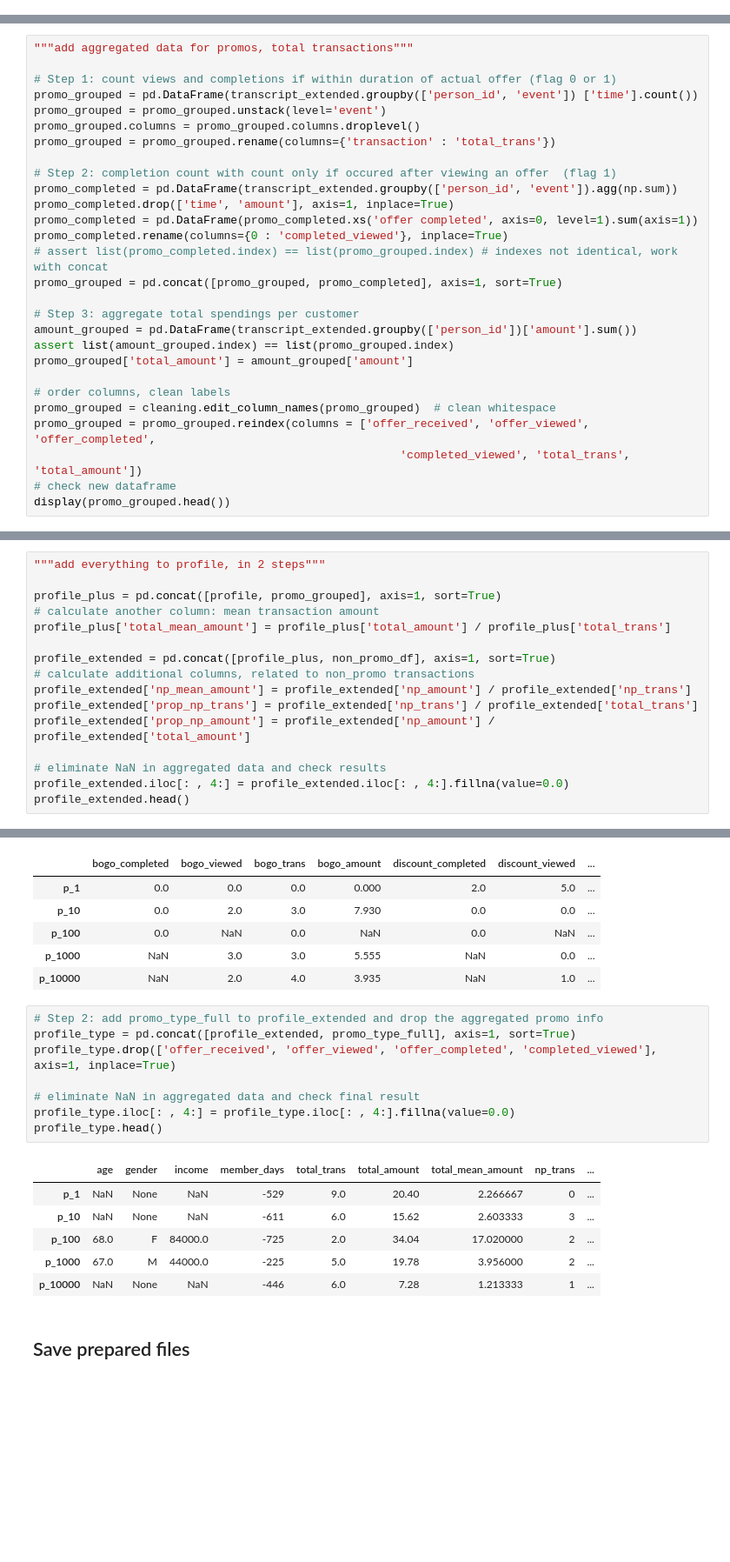
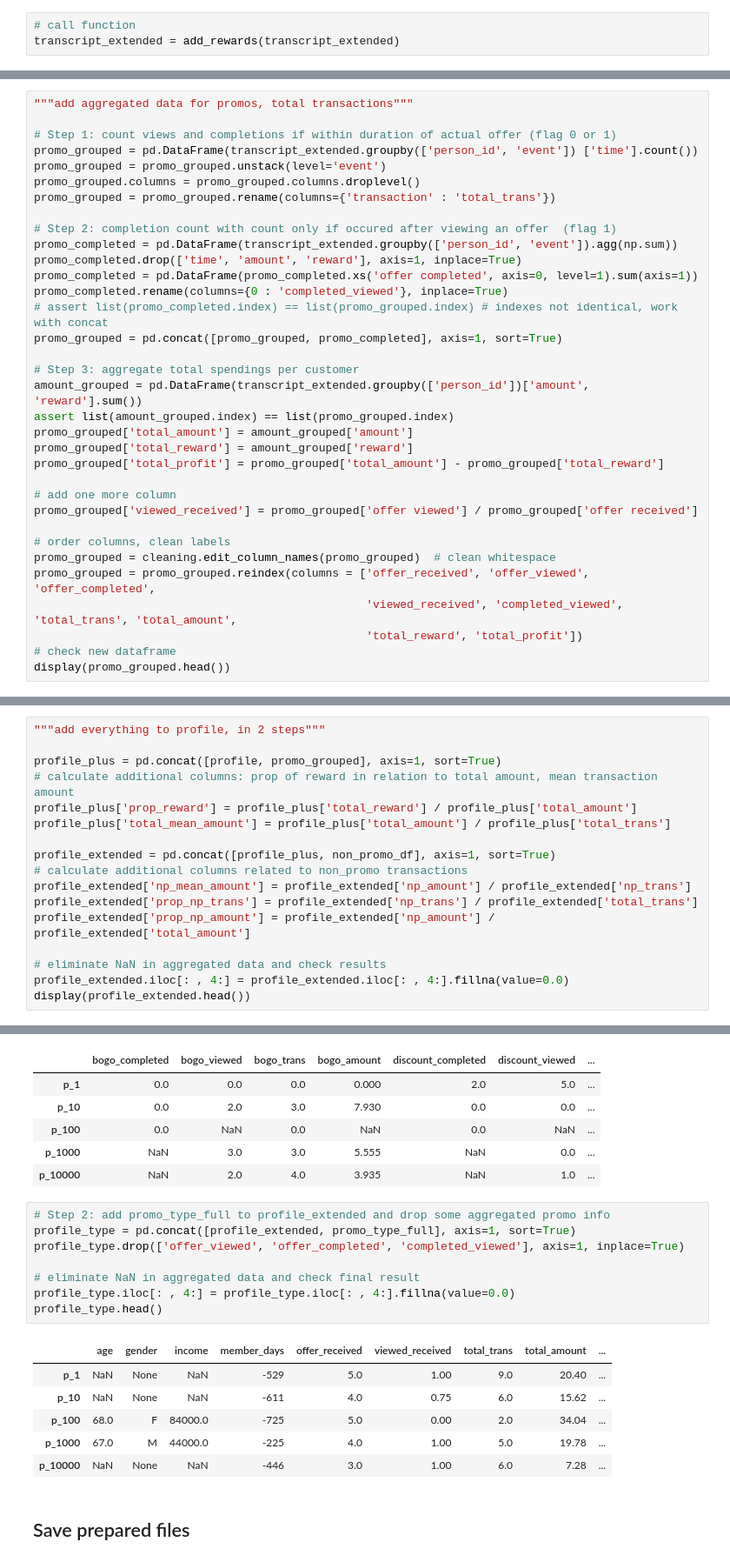
Before and after one commit to rbuerki/segmentation-challenge-starbucks, a Jupyter notebook: 1-data_prep.ipynb, the cells around one changed output, grey strips where cells are left out. Shown at 87% size. Cells and saved outputs as stored; diff of their text form; blank space fills up the shorter version.

```diff
--- a/1-data_prep.ipynb
+++ b/1-data_prep.ipynb
@@ -627,0 +660,3 @@ transcript_extended.loc[transcript_extended['person_id'] == 'p_100']
+# %%
+# call function
+transcript_extended = add_rewards(transcript_extended)
@@ -702,21 +758,27 @@ promo_grouped = promo_grouped.rename(columns={'transaction' : 'total_trans'})
 
 # Step 2: completion count with count only if occured after viewing an offer  (flag 1)
 promo_completed = pd.DataFrame(transcript_extended.groupby(['person_id', 'event']).agg(np.sum))
-promo_completed.drop(['time', 'amount'], axis=1, inplace=True)
+promo_completed.drop(['time', 'amount', 'reward'], axis=1, inplace=True)
 promo_completed = pd.DataFrame(promo_completed.xs('offer completed', axis=0, level=1).sum(axis=1))
 promo_completed.rename(columns={0 : 'completed_viewed'}, inplace=True)
 # assert list(promo_completed.index) == list(promo_grouped.index) # indexes not identical, work with concat
 promo_grouped = pd.concat([promo_grouped, promo_completed], axis=1, sort=True)
 
 # Step 3: aggregate total spendings per customer
-amount_grouped = pd.DataFrame(transcript_extended.groupby(['person_id'])['amount'].sum())
+amount_grouped = pd.DataFrame(transcript_extended.groupby(['person_id'])['amount', 'reward'].sum())
 assert list(amount_grouped.index) == list(promo_grouped.index)
 promo_grouped['total_amount'] = amount_grouped['amount']
+promo_grouped['total_reward'] = amount_grouped['reward']
+promo_grouped['total_profit'] = promo_grouped['total_amount'] - promo_grouped['total_reward']
+
+# add one more column
+promo_grouped['viewed_received'] = promo_grouped['offer viewed'] / promo_grouped['offer received']
 
 # order columns, clean labels
 promo_grouped = cleaning.edit_column_names(promo_grouped)  # clean whitespace
 promo_grouped = promo_grouped.reindex(columns = ['offer_received', 'offer_viewed', 'offer_completed',
-                                                      'completed_viewed', 'total_trans', 'total_amount'])
+                                                 'viewed_received', 'completed_viewed', 'total_trans', 'total_amount',
+                                                 'total_reward', 'total_profit'])
 # check new dataframe
 display(promo_grouped.head())
 # %% [output]
@@ -779,18 +841,19 @@ non_promo_df.head()
 """add everything to profile, in 2 steps"""
 
 profile_plus = pd.concat([profile, promo_grouped], axis=1, sort=True)
-# calculate another column: mean transaction amount
+# calculate additional columns: prop of reward in relation to total amount, mean transaction amount
+profile_plus['prop_reward'] = profile_plus['total_reward'] / profile_plus['total_amount']
 profile_plus['total_mean_amount'] = profile_plus['total_amount'] / profile_plus['total_trans']
 
 profile_extended = pd.concat([profile_plus, non_promo_df], axis=1, sort=True)
-# calculate additional columns, related to non_promo transactions
+# calculate additional columns related to non_promo transactions
 profile_extended['np_mean_amount'] = profile_extended['np_amount'] / profile_extended['np_trans']
 profile_extended['prop_np_trans'] = profile_extended['np_trans'] / profile_extended['total_trans']
 profile_extended['prop_np_amount'] = profile_extended['np_amount'] / profile_extended['total_amount']
 
 # eliminate NaN in aggregated data and check results
 profile_extended.iloc[: , 4:] = profile_extended.iloc[: , 4:].fillna(value=0.0)
-profile_extended.head()
+display(profile_extended.head())
 # %% [output]
 |  | age | gender | income | member_days | offer_received | offer_viewed | offer_completed | ... |
 | person_id |  |  |  |  |  |  |  | ... |
@@ -1026,20 +1089,20 @@ display(promo_type_full.head())
 | p_1000 | NaN | 3.0 | 3.0 | 5.555 | NaN | 0.0 | ... |
 | p_10000 | NaN | 2.0 | 4.0 | 3.935 | NaN | 1.0 | ... |
 # %%
-# Step 2: add promo_type_full to profile_extended and drop the aggregated promo info
+# Step 2: add promo_type_full to profile_extended and drop some aggregated promo info
 profile_type = pd.concat([profile_extended, promo_type_full], axis=1, sort=True)
-profile_type.drop(['offer_received', 'offer_viewed', 'offer_completed', 'completed_viewed'], axis=1, inplace=True)
+profile_type.drop(['offer_viewed', 'offer_completed', 'completed_viewed'], axis=1, inplace=True)
 
 # eliminate NaN in aggregated data and check final result
 profile_type.iloc[: , 4:] = profile_type.iloc[: , 4:].fillna(value=0.0)
 profile_type.head()
 # %% [output]
-|  | age | gender | income | member_days | total_trans | total_amount | total_mean_amount | np_trans | ... |
-| p_1 | NaN | None | NaN | -529 | 9.0 | 20.40 | 2.266667 | 0 | ... |
-| p_10 | NaN | None | NaN | -611 | 6.0 | 15.62 | 2.603333 | 3 | ... |
-| p_100 | 68.0 | F | 84000.0 | -725 | 2.0 | 34.04 | 17.020000 | 2 | ... |
-| p_1000 | 67.0 | M | 44000.0 | -225 | 5.0 | 19.78 | 3.956000 | 2 | ... |
-| p_10000 | NaN | None | NaN | -446 | 6.0 | 7.28 | 1.213333 | 1 | ... |
+|  | age | gender | income | member_days | offer_received | viewed_received | total_trans | total_amount | ... |
+| p_1 | NaN | None | NaN | -529 | 5.0 | 1.00 | 9.0 | 20.40 | ... |
+| p_10 | NaN | None | NaN | -611 | 4.0 | 0.75 | 6.0 | 15.62 | ... |
+| p_100 | 68.0 | F | 84000.0 | -725 | 5.0 | 0.00 | 2.0 | 34.04 | ... |
+| p_1000 | 67.0 | M | 44000.0 | -225 | 4.0 | 1.00 | 5.0 | 19.78 | ... |
+| p_10000 | NaN | None | NaN | -446 | 3.0 | 1.00 | 6.0 | 7.28 | ... |
 # %% [markdown]
 ## Save prepared files
 # %%
```
Also changed, not shown: parts of 15 cells of this notebook.
